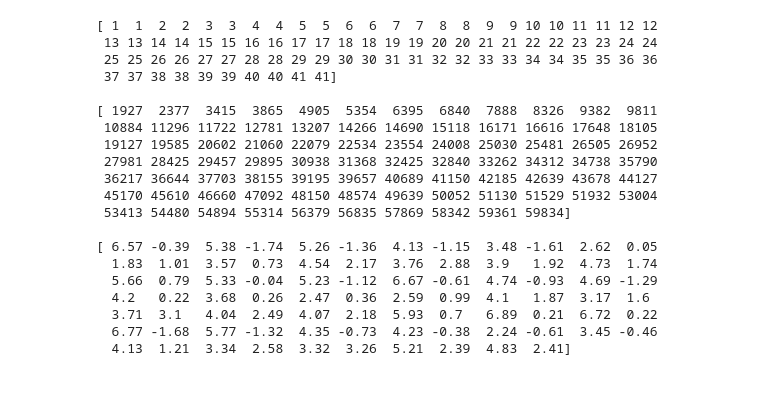
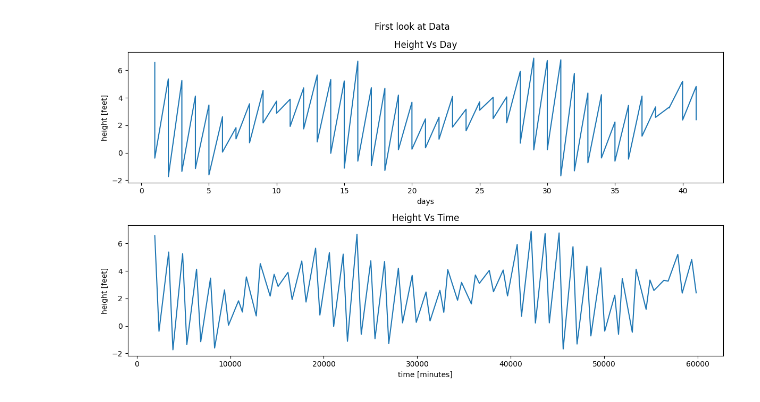
Before and after one commit to ZacharyJamesAdams/ASTR-19-Group-Project, a Jupyter notebook: main.ipynb, the cells around one changed output. Cells and saved outputs as stored; diff of their text form; code cells hidden in the pictures.

Commit message:
updated main.ipynb with first steps

```diff
--- a/main.ipynb
+++ b/main.ipynb
@@ -17,27 +40,24 @@ heightdata = height['data']
 # %%
-timedata=daydata*24*60 + timedata
+timedata = daydata*24*60 + timedata
+fig,ax = plt.subplots(2,1,figsize=(12,7), )
+
+fig.suptitle('First look at Data')
+
+# plot using just day data has artifact (slanted parts)
+ax[0].plot(daydata,heightdata)
+ax[0].set_title('Height Vs Day')
+ax[0].set_xlabel('Days')
+ax[0].set_ylabel('Height [Feet]')
+
+
+# plot of combined time [minute] data does not have artifacts, but
+# we'll still need to keep track of day/hour/minute somehow.
+ax[1].set_title('Height Vs Time')
+ax[1].plot(timedata,heightdata)
+ax[1].set_xlabel('Time [Minutes]')
+ax[1].set_ylabel('Height [Feet]')
+
+plt.tight_layout()
+plt.show()
+# %% [output]
+[figure, added]
-# %%
-for thing in (daydata,timedata,heightdata):
-    print(thing)
-    print()
-# %% [output]
-[ 1  1  2  2  3  3  4  4  5  5  6  6  7  7  8  8  9  9 10 10 11 11 12 12
- 13 13 14 14 15 15 16 16 17 17 18 18 19 19 20 20 21 21 22 22 23 23 24 24
- 25 25 26 26 27 27 28 28 29 29 30 30 31 31 32 32 33 33 34 34 35 35 36 36
- 37 37 38 38 39 39 40 40 41 41]
-
-[ 1927  2377  3415  3865  4905  5354  6395  6840  7888  8326  9382  9811
- 10884 11296 11722 12781 13207 14266 14690 15118 16171 16616 17648 18105
- 19127 19585 20602 21060 22079 22534 23554 24008 25030 25481 26505 26952
- 27981 28425 29457 29895 30938 31368 32425 32840 33262 34312 34738 35790
- 36217 36644 37703 38155 39195 39657 40689 41150 42185 42639 43678 44127
- 45170 45610 46660 47092 48150 48574 49639 50052 51130 51529 51932 53004
- 53413 54480 54894 55314 56379 56835 57869 58342 59361 59834]
-
-[ 6.57 -0.39  5.38 -1.74  5.26 -1.36  4.13 -1.15  3.48 -1.61  2.62  0.05
-  1.83  1.01  3.57  0.73  4.54  2.17  3.76  2.88  3.9   1.92  4.73  1.74
-  5.66  0.79  5.33 -0.04  5.23 -1.12  6.67 -0.61  4.74 -0.93  4.69 -1.29
-  4.2   0.22  3.68  0.26  2.47  0.36  2.59  0.99  4.1   1.87  3.17  1.6
-  3.71  3.1   4.04  2.49  4.07  2.18  5.93  0.7   6.89  0.21  6.72  0.22
-  6.77 -1.68  5.77 -1.32  4.35 -0.73  4.23 -0.38  2.24 -0.61  3.45 -0.46
-  4.13  1.21  3.34  2.58  3.32  3.26  5.21  2.39  4.83  2.41]
```
Also changed, not shown: parts of 9 cells of this notebook, 1 other file.
